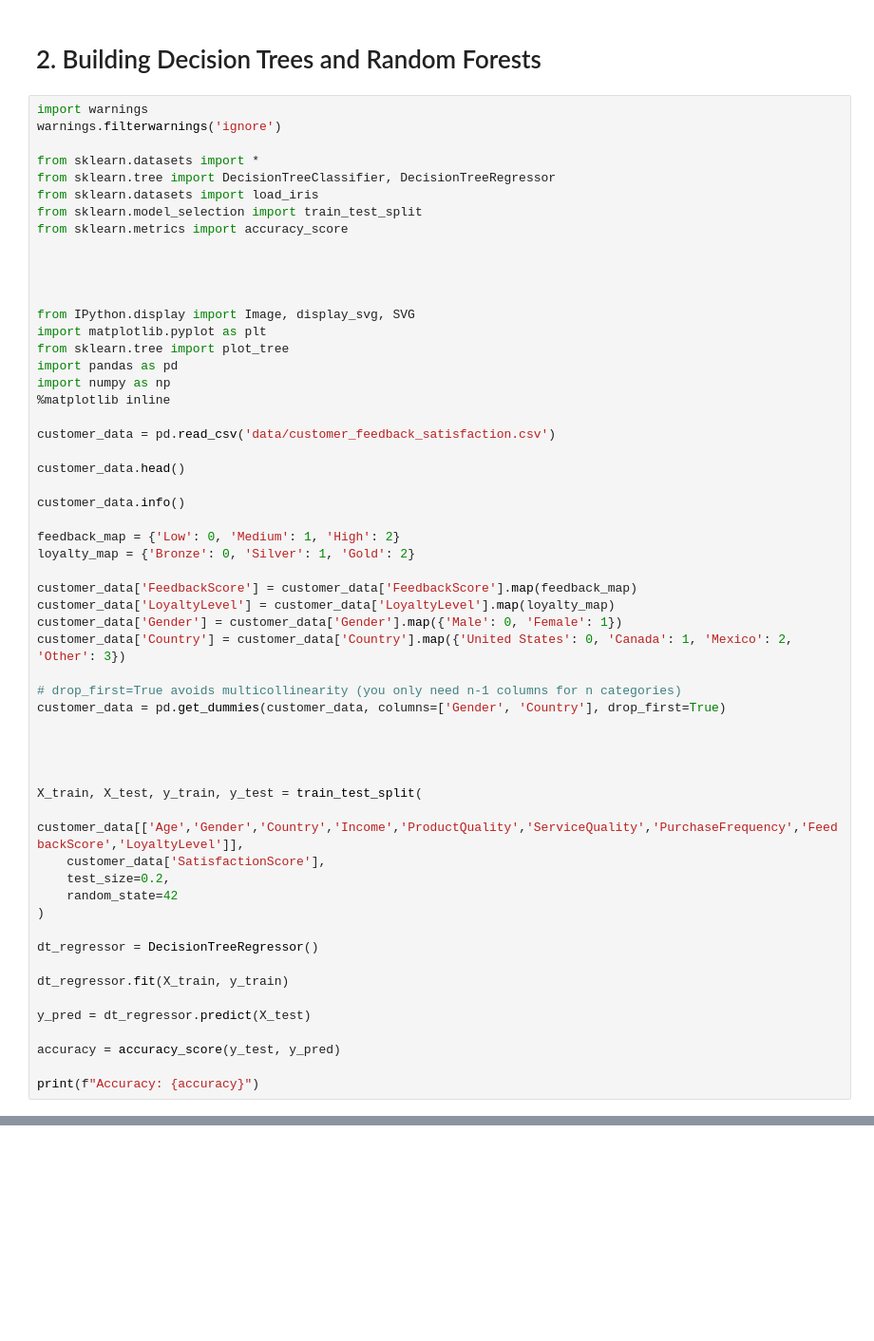
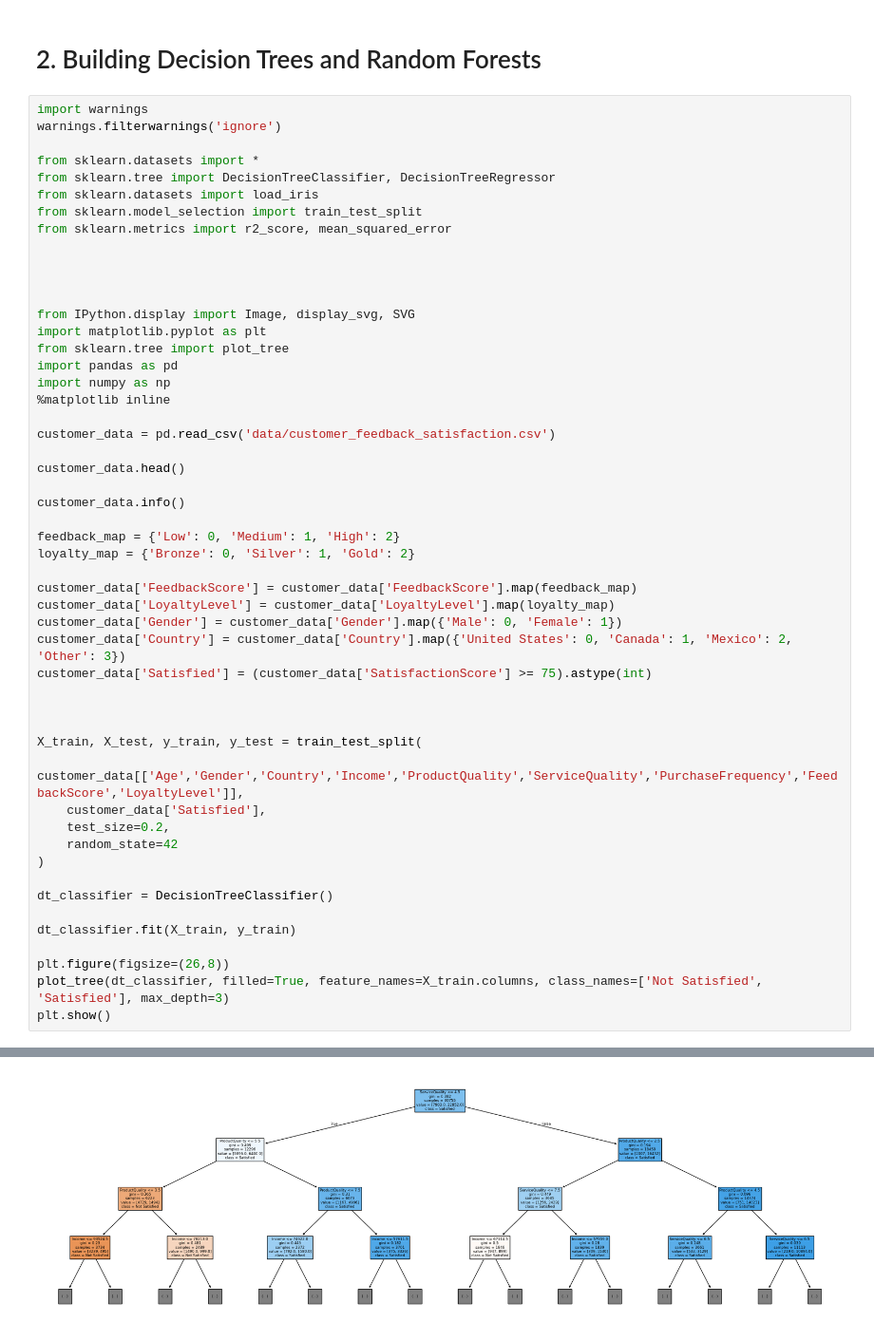
Before and after one commit to omniV1/GCU_SWE_2023-2025, a Jupyter notebook: AIT-110-Stat-Learning-Theory/Assignments/random_tree/random.ipynb, the cells around one changed output, grey strips where cells are left out. Shown at 95% size. Saved outputs shown, nothing was run; the diff lists cells and outputs as text; blank space fills up the shorter version.

```diff
--- a/AIT-110-Stat-Learning-Theory/Assignments/random_tree/random.ipynb
+++ b/AIT-110-Stat-Learning-Theory/Assignments/random_tree/random.ipynb
@@ -68,7 +68,7 @@ from sklearn.datasets import *
 from sklearn.tree import DecisionTreeClassifier, DecisionTreeRegressor
 from sklearn.datasets import load_iris
 from sklearn.model_selection import train_test_split
-from sklearn.metrics import accuracy_score
+from sklearn.metrics import r2_score, mean_squared_error
 
 
 
@@ -93,29 +93,24 @@ customer_data['FeedbackScore'] = customer_data['FeedbackScore'].map(feedback_map
 customer_data['LoyaltyLevel'] = customer_data['LoyaltyLevel'].map(loyalty_map)
 customer_data['Gender'] = customer_data['Gender'].map({'Male': 0, 'Female': 1})
 customer_data['Country'] = customer_data['Country'].map({'United States': 0, 'Canada': 1, 'Mexico': 2, 'Other': 3})
-
-# drop_first=True avoids multicollinearity (you only need n-1 columns for n categories)
-customer_data = pd.get_dummies(customer_data, columns=['Gender', 'Country'], drop_first=True)
-
+customer_data['Satisfied'] = (customer_data['SatisfactionScore'] >= 75).astype(int)
 
 
 
 X_train, X_test, y_train, y_test = train_test_split(
     customer_data[['Age','Gender','Country','Income','ProductQuality','ServiceQuality','PurchaseFrequency','FeedbackScore','LoyaltyLevel']],
-    customer_data['SatisfactionScore'],
+    customer_data['Satisfied'],
     test_size=0.2,
     random_state=42
 )
 
-dt_regressor = DecisionTreeRegressor()
+dt_classifier = DecisionTreeClassifier()
 
-dt_regressor.fit(X_train, y_train)
+dt_classifier.fit(X_train, y_train)
 
-y_pred = dt_regressor.predict(X_test)
-
-accuracy = accuracy_score(y_test, y_pred)
-
-print(f"Accuracy: {accuracy}")
+plt.figure(figsize=(26,8))
+plot_tree(dt_classifier, filled=True, feature_names=X_train.columns, class_names=['Not Satisfied', 'Satisfied'], max_depth=3)
+plt.show()
 # %% [output]
 <class 'pandas.core.frame.DataFrame'>
 RangeIndex: 38444 entries, 0 to 38443
@@ -138,0 +133 @@ KeyError: "['Gender', 'Country'] not in index"
+[figure, added]
```
Also changed, not shown: parts of 8 cells of this notebook.
